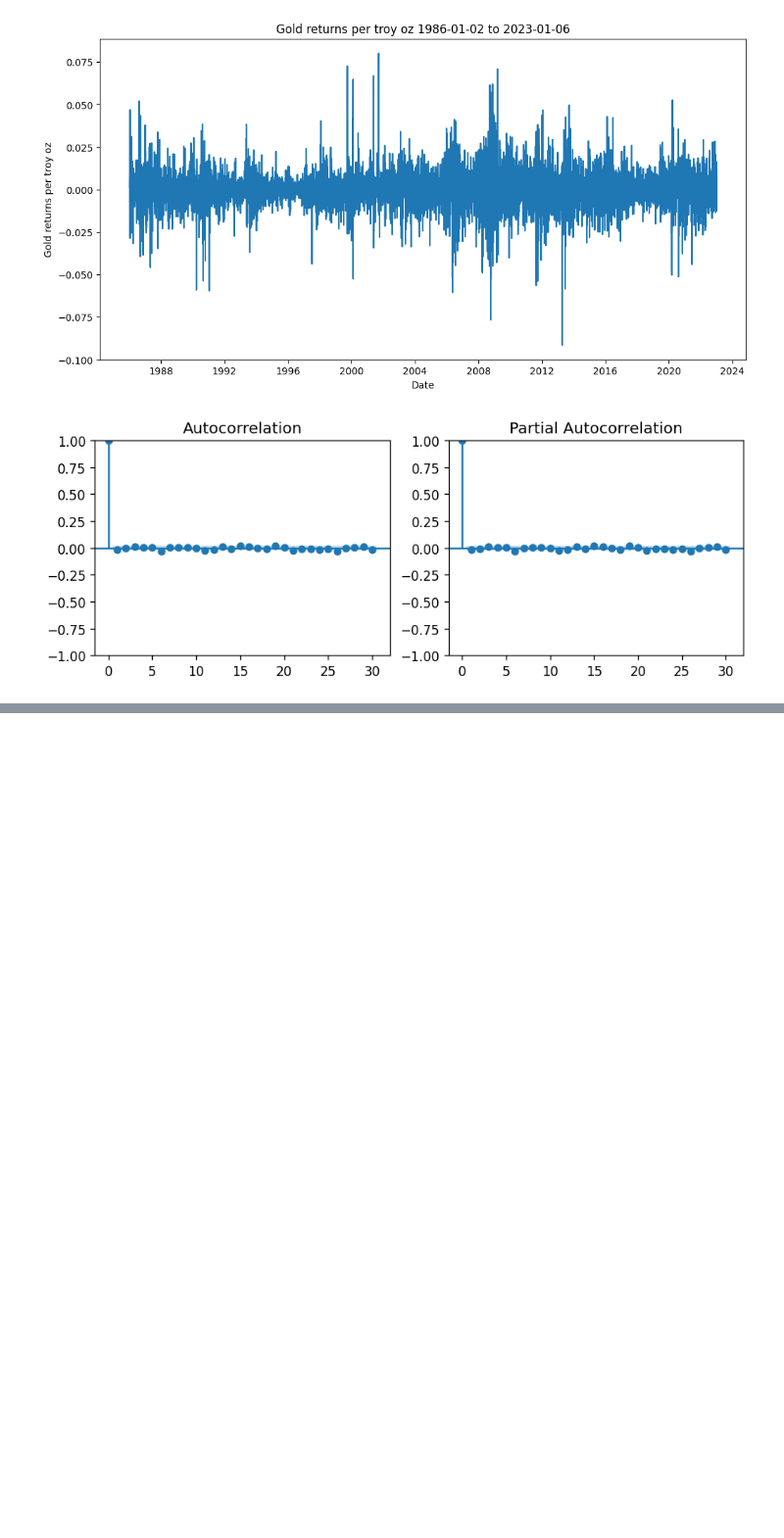
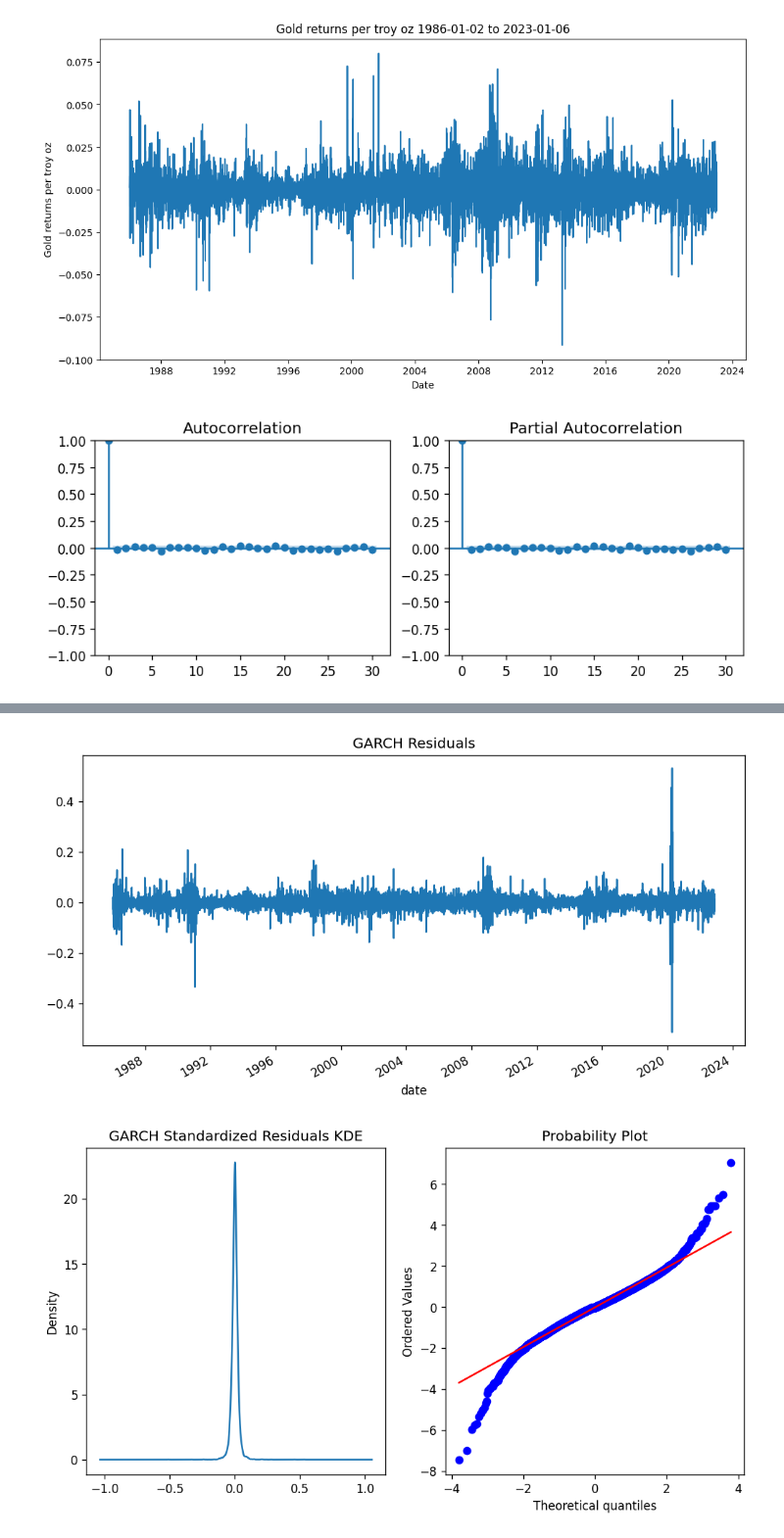
Before and after one commit to maxbranting/gold-forecast, a Jupyter notebook: Models/Volatility/GARCH.ipynb, the cells around one changed output, grey strips where cells are left out. Shown at 98% size. Saved outputs shown, nothing was run; the diff lists cells and outputs as text; code cells hidden in the pictures; blank space fills up the shorter version.

```diff
--- a/Models/Volatility/GARCH.ipynb
+++ b/Models/Volatility/GARCH.ipynb
@@ -223,0 +313,6 @@ Gold 0.010011944637023408 0.045880494152866935 0.15893469389826467
+# %%
+# data split
+y_train_v, y_test_v = dfpc[dfpc.index<'2022-12-01'], dfpc[(dfpc.index.year==2022) & (dfpc.index.month==12)]
+
+# historical vol split
+hv_train, hv_test = volatility[volatility.index<'2022-12-01'], volatility[(volatility.index.year==2022) & (volatility.index.month==12)]
@@ -224,8 +321,8 @@ Gold 0.010011944637023408 0.045880494152866935 0.15893469389826467
 # %%
 #Define a GARCH model
-model = arch_model(df['Gold'],dist="Normal", vol = 'GARCH', p=4, q=4)
+model_garch = arch_model(y_train_v,dist="Normal", vol = 'GARCH', p=1, q=1, rescale=False)
 #Fit the model
-model_fit = model.fit(disp='off')
+model_fit_garch = model_garch.fit(disp='off')
 #Summary of the model
-model_fit.summary()
+model_fit_garch.summary()
 # %% [output]
@@ -263,0 +347,7 @@ Covariance estimator: robust
+# %%
+resid_garch = model_fit_garch.resid
+st_resid_garch = np.divide(resid_garch, model_fit_garch.conditional_volatility)
+ts_plot(resid_garch, st_resid_garch)
+# %% [output]
+[figure, added]
+[figure, added]
```
Also changed, not shown: parts of 28 cells of this notebook.
